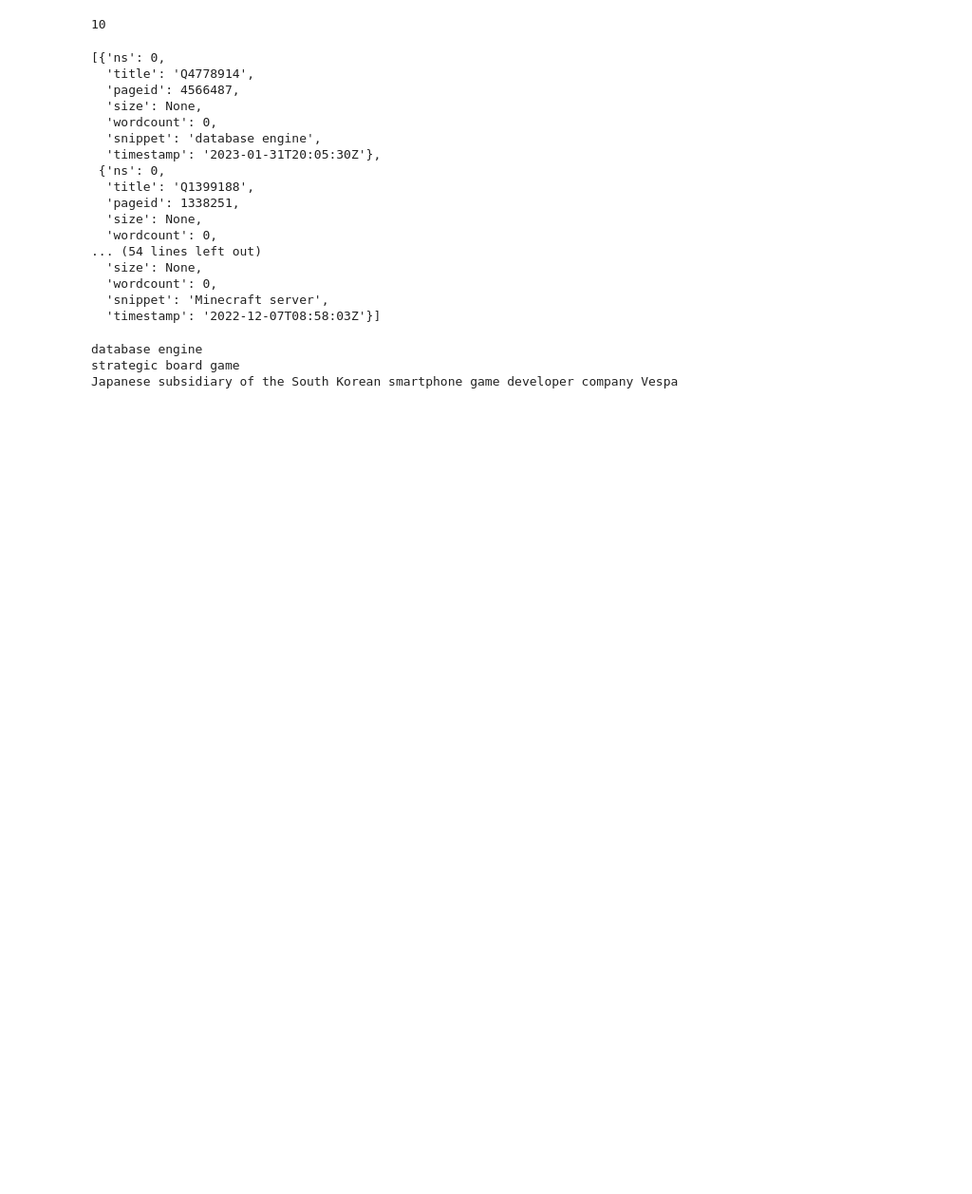
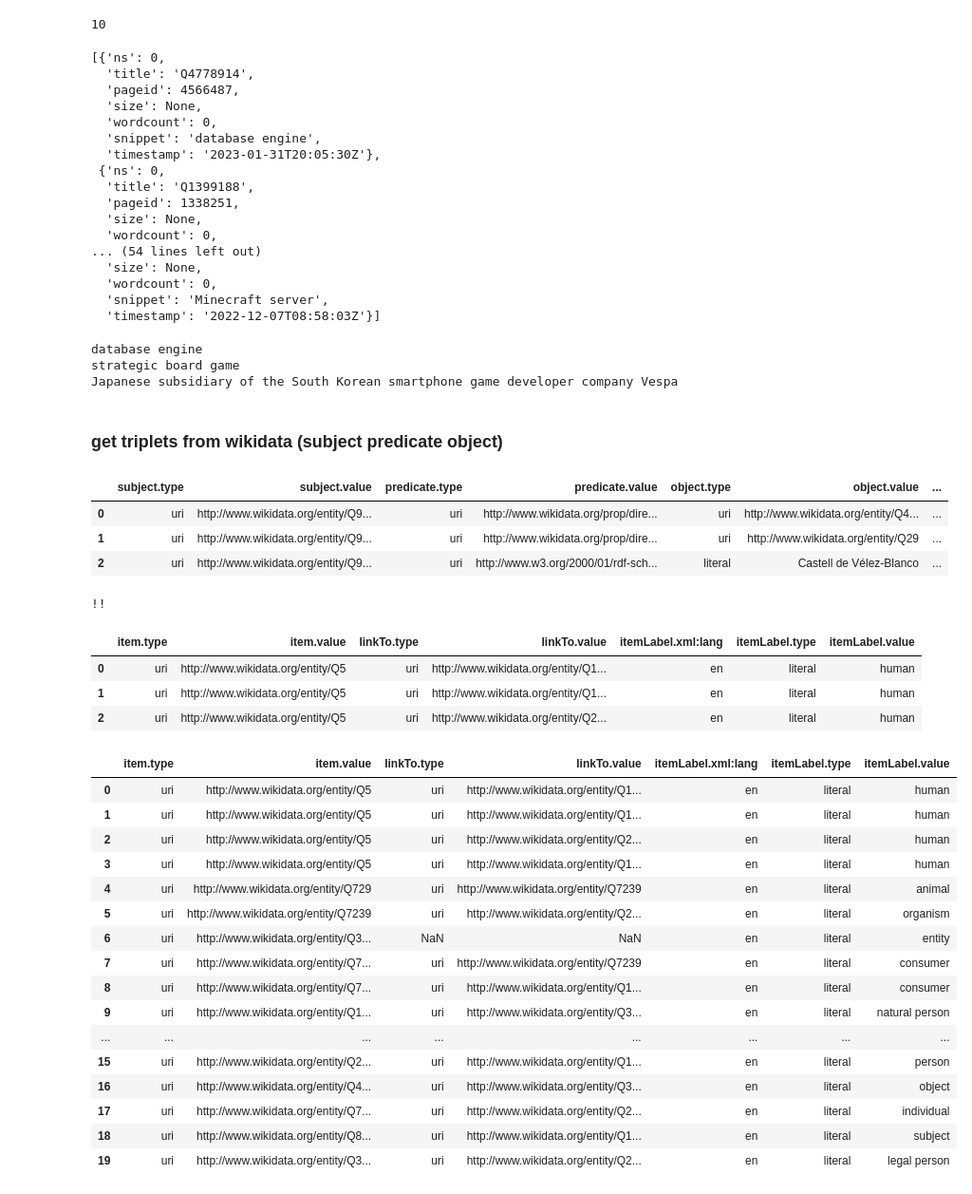
Before and after one commit to 13guff13/NLP-1, a Jupyter notebook: wikidata.ipynb, the cells around one changed output. Shown at 95% size. Cells and saved outputs as stored; diff of their text form; code cells hidden in the pictures; blank space fills up the shorter version.

```diff
--- a/wikidata.ipynb
+++ b/wikidata.ipynb
@@ -59,0 +120,7 @@ Japanese subsidiary of the South Korean smartphone game developer company Vespa
+# %%
+def query_sp_raw(sparql, query):
+    sparql.setQuery(query)
+    sparql.setReturnFormat(JSON)
+    results = sparql.query().convert()
+    results_df = results['results']['bindings']
+    return results_df
@@ -59,0 +136,4 @@ Japanese subsidiary of the South Korean smartphone game developer company Vespa
+# %%
+sparql = SPARQLWrapper("https://query.wikidata.org/sparql")
+# %% [markdown]
+### get triplets from wikidata (subject predicate object)
@@ -59,0 +153,7 @@ Japanese subsidiary of the South Korean smartphone game developer company Vespa
+# %%
+pd.json_normalize(res).head(3)
+# %% [output]
+|  | subject.type | subject.value | predicate.type | predicate.value | object.type | object.value | ... |
+| 0 | uri | http://www.wikidata.org/entity/Q9... | uri | http://www.wikidata.org/prop/dire... | uri | http://www.wikidata.org/entity/Q4... | ... |
+| 1 | uri | http://www.wikidata.org/entity/Q9... | uri | http://www.wikidata.org/prop/dire... | uri | http://www.wikidata.org/entity/Q29 | ... |
+| 2 | uri | http://www.wikidata.org/entity/Q9... | uri | http://www.w3.org/2000/01/rdf-sch... | literal | Castell de Vélez-Blanco | ... |
@@ -59,0 +170,55 @@ Japanese subsidiary of the South Korean smartphone game developer company Vespa
+# %%
+#
+if len(res) == 0:
+    print('o0')
+    res[0]['item']['value']
+else:
+    print('!!')
+# %% [output]
+!!
+# %%
+q = """
+PREFIX gas: <http://www.bigdata.com/rdf/gas#>
+
+SELECT ?item ?itemLabel ?linkTo {
+SERVICE gas:service {
+    gas:program gas:gasClass "com.bigdata.rdf.graph.analytics.SSSP" ;
+                gas:in wd:Q5 ;
+                gas:traversalDirection "Forward" ;
+                gas:out ?item ;
+                gas:out1 ?depth ;
+                gas:maxIterations 10 ;
+                gas:linkType wdt:P279 .
+  }
+OPTIONAL { ?item wdt:P279 ?linkTo }
+SERVICE wikibase:label {bd:serviceParam wikibase:language "en" }
+}
+        """
+res = query_sp_raw(sparql, q)
+# %% [output]
+|  | item.type | item.value | linkTo.type | linkTo.value | itemLabel.xml:lang | itemLabel.type | itemLabel.value |
+| 0 | uri | http://www.wikidata.org/entity/Q5 | uri | http://www.wikidata.org/entity/Q1... | en | literal | human |
+| 1 | uri | http://www.wikidata.org/entity/Q5 | uri | http://www.wikidata.org/entity/Q1... | en | literal | human |
+| 2 | uri | http://www.wikidata.org/entity/Q5 | uri | http://www.wikidata.org/entity/Q2... | en | literal | human |
+# %%
+df = pd.json_normalize(res)
+# %%
+df.head(20)
+# %% [output]
+|  | item.type | item.value | linkTo.type | linkTo.value | itemLabel.xml:lang | itemLabel.type | itemLabel.value |
+| 0 | uri | http://www.wikidata.org/entity/Q5 | uri | http://www.wikidata.org/entity/Q1... | en | literal | human |
+| 1 | uri | http://www.wikidata.org/entity/Q5 | uri | http://www.wikidata.org/entity/Q1... | en | literal | human |
+| 2 | uri | http://www.wikidata.org/entity/Q5 | uri | http://www.wikidata.org/entity/Q2... | en | literal | human |
+| 3 | uri | http://www.wikidata.org/entity/Q5 | uri | http://www.wikidata.org/entity/Q1... | en | literal | human |
+| 4 | uri | http://www.wikidata.org/entity/Q729 | uri | http://www.wikidata.org/entity/Q7239 | en | literal | animal |
+| 5 | uri | http://www.wikidata.org/entity/Q7239 | uri | http://www.wikidata.org/entity/Q2... | en | literal | organism |
+| 6 | uri | http://www.wikidata.org/entity/Q3... | NaN | NaN | en | literal | entity |
+| 7 | uri | http://www.wikidata.org/entity/Q7... | uri | http://www.wikidata.org/entity/Q7239 | en | literal | consumer |
+| 8 | uri | http://www.wikidata.org/entity/Q7... | uri | http://www.wikidata.org/entity/Q1... | en | literal | consumer |
+| 9 | uri | http://www.wikidata.org/entity/Q1... | uri | http://www.wikidata.org/entity/Q3... | en | literal | natural person |
+| ... | ... | ... | ... | ... | ... | ... | ... |
+| 15 | uri | http://www.wikidata.org/entity/Q2... | uri | http://www.wikidata.org/entity/Q1... | en | literal | person |
+| 16 | uri | http://www.wikidata.org/entity/Q4... | uri | http://www.wikidata.org/entity/Q3... | en | literal | object |
+| 17 | uri | http://www.wikidata.org/entity/Q7... | uri | http://www.wikidata.org/entity/Q2... | en | literal | individual |
+| 18 | uri | http://www.wikidata.org/entity/Q8... | uri | http://www.wikidata.org/entity/Q1... | en | literal | subject |
+| 19 | uri | http://www.wikidata.org/entity/Q3... | uri | http://www.wikidata.org/entity/Q2... | en | literal | legal person |
```
Also changed, not shown: parts of 26 cells of this notebook, 1 other file.
